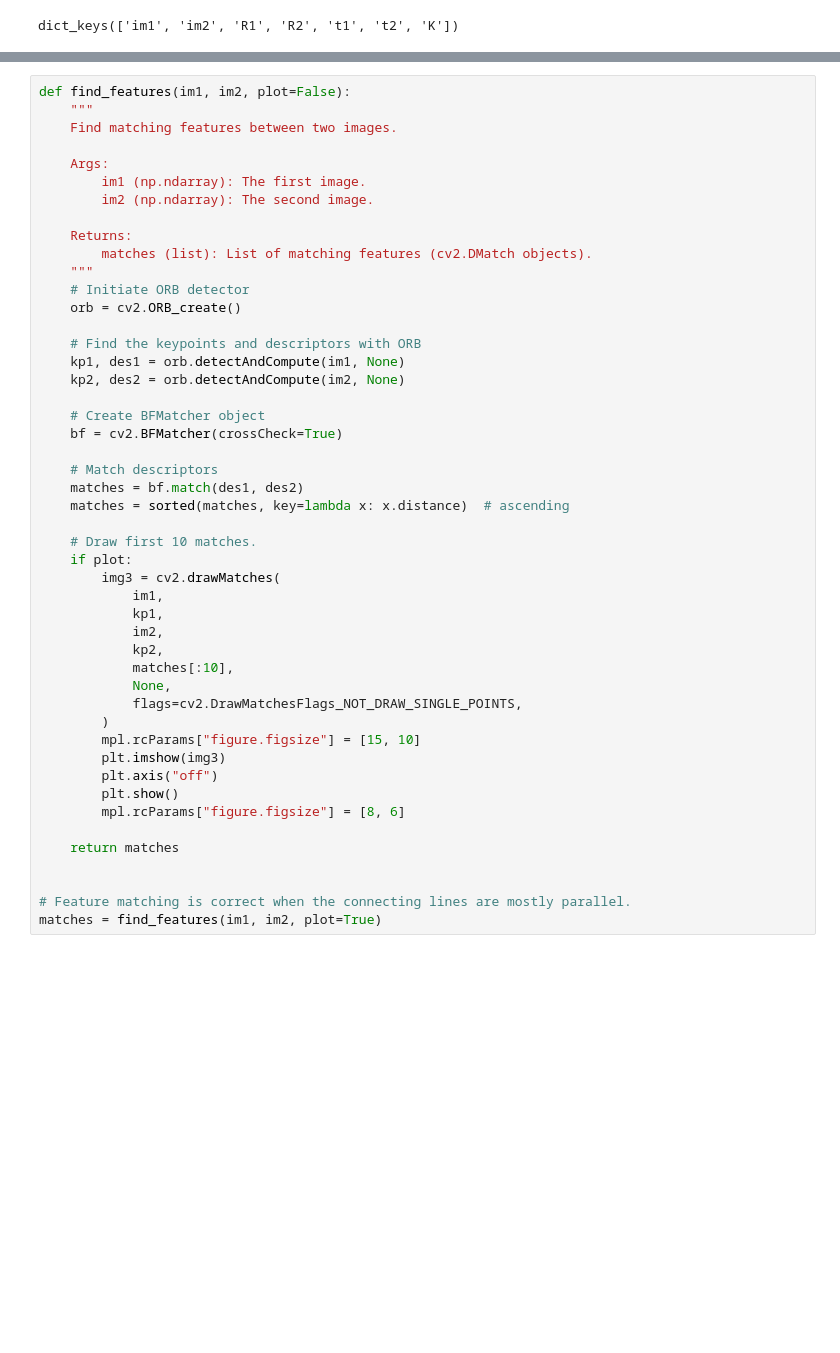
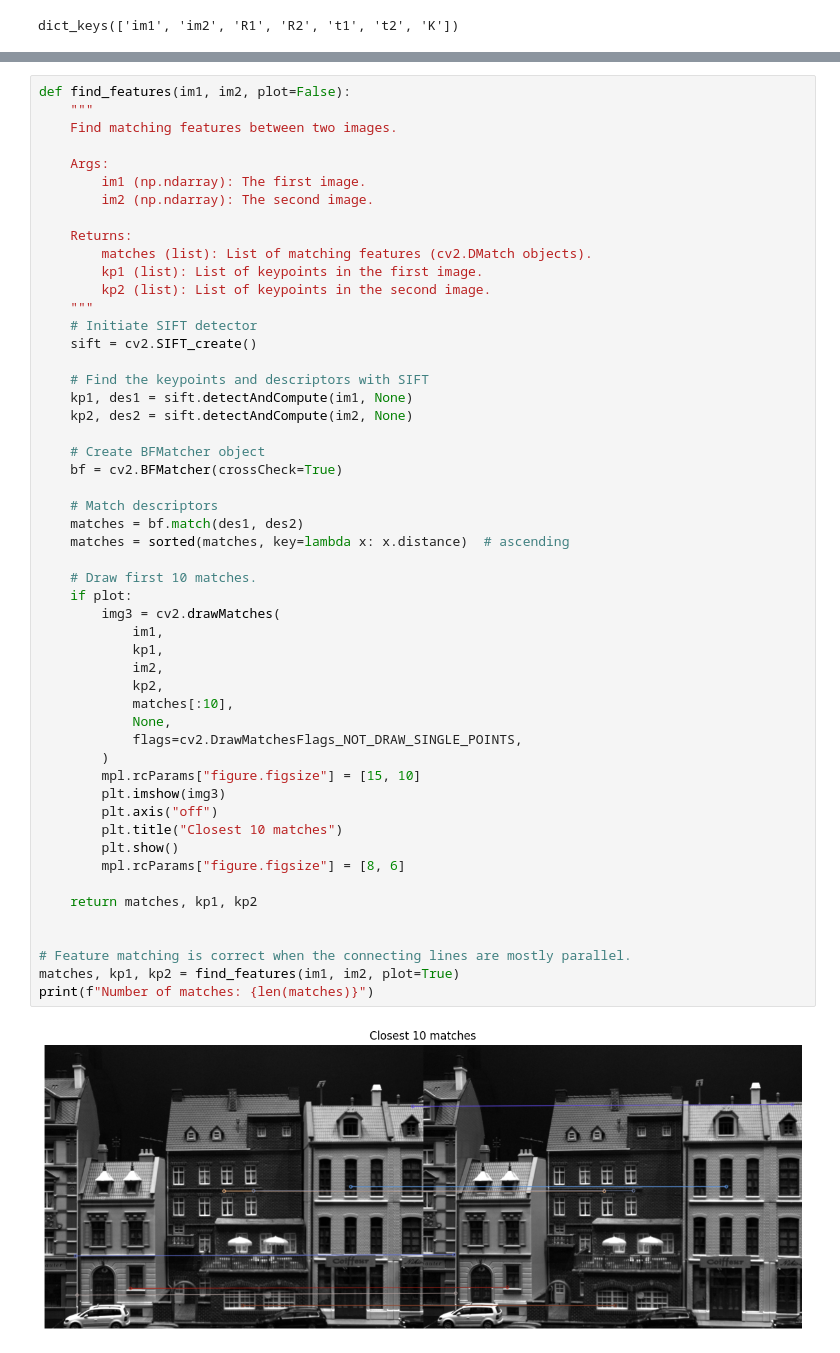
Before and after one commit to yufanana/ComputerVision02504, a Jupyter notebook: exercises/ex9.ipynb, the cells around one changed output, grey strips where cells are left out. Drawn from its saved outputs; the diff is of its cells as text; blank space fills up the shorter version.

```diff
--- a/exercises/ex9.ipynb
+++ b/exercises/ex9.ipynb
@@ -142,41 +145,46 @@ def find_features(im1, im2, plot=False):
 
     Returns:
         matches (list): List of matching features (cv2.DMatch objects).
+        kp1 (list): List of keypoints in the first image.
+        kp2 (list): List of keypoints in the second image.
     """
-    # Initiate ORB detector
-    orb = cv2.ORB_create()
+    # Initiate SIFT detector
+    sift = cv2.SIFT_create()
 
-    # Find the keypoints and descriptors with ORB
-    kp1, des1 = orb.detectAndCompute(im1, None)
-    kp2, des2 = orb.detectAndCompute(im2, None)
+    # Find the keypoints and descriptors with SIFT
+    kp1, des1 = sift.detectAndCompute(im1, None)
+    kp2, des2 = sift.detectAndCompute(im2, None)
 
     # Create BFMatcher object
     bf = cv2.BFMatcher(crossCheck=True)
 
     # Match descriptors
     matches = bf.match(des1, des2)
     matches = sorted(matches, key=lambda x: x.distance)  # ascending
 
     # Draw first 10 matches.
     if plot:
         img3 = cv2.drawMatches(
             im1,
             kp1,
             im2,
             kp2,
             matches[:10],
             None,
             flags=cv2.DrawMatchesFlags_NOT_DRAW_SINGLE_POINTS,
         )
         mpl.rcParams["figure.figsize"] = [15, 10]
         plt.imshow(img3)
         plt.axis("off")
+        plt.title("Closest 10 matches")
         plt.show()
         mpl.rcParams["figure.figsize"] = [8, 6]
 
-    return matches
+    return matches, kp1, kp2
 
 
 # Feature matching is correct when the connecting lines are mostly parallel.
-matches = find_features(im1, im2, plot=True)
+matches, kp1, kp2 = find_features(im1, im2, plot=True)
+print(f"Number of matches: {len(matches)}")
 # %% [output]
+[figure, new version]
```
Also changed, not shown: parts of 13 cells of this notebook, 1 other file.
